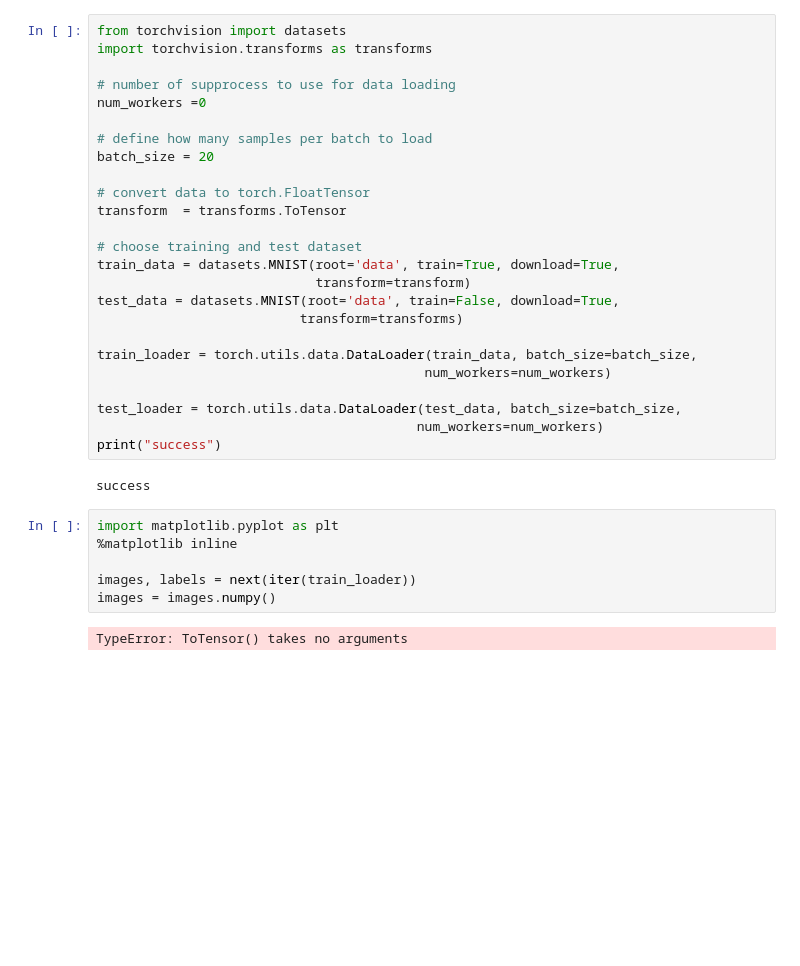
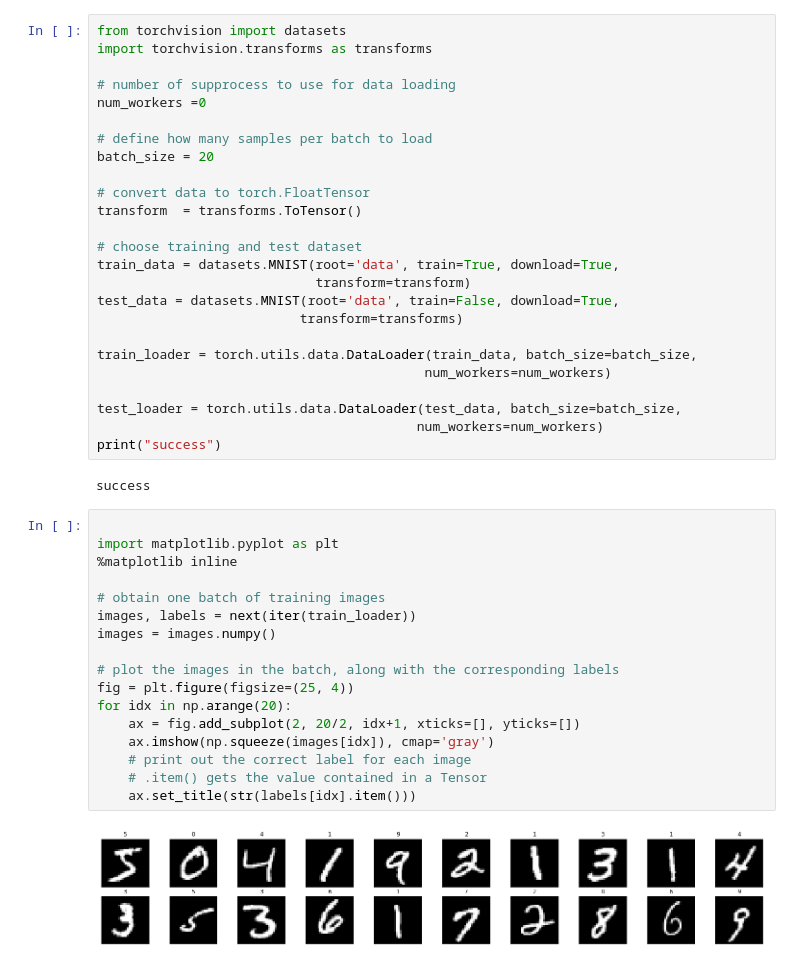
Before and after one commit to biplabku/PyTochChallenge, a Jupyter notebook: convoneaural.ipynb, the cells around one changed output. Cells and saved outputs as stored; diff of their text form; blank space fills up the shorter version.

```diff
--- a/convoneaural.ipynb
+++ b/convoneaural.ipynb
@@ -23,7 +30,7 @@ num_workers =0
 batch_size = 20
 
 # convert data to torch.FloatTensor
-transform  = transforms.ToTensor
+transform  = transforms.ToTensor()
 
 # choose training and test dataset
 train_data = datasets.MNIST(root='data', train=True, download=True,
@@ -39,11 +46,22 @@ test_loader = torch.utils.data.DataLoader(test_data, batch_size=batch_size,
 print("success")
 # %% [output]
 success
-# %%
-import matplotlib.pyplot as plt
-%matplotlib inline
-
-images, labels = next(iter(train_loader))
-images = images.numpy()
-# %% [output]
-TypeError: ToTensor() takes no arguments
+# %%
+
+import matplotlib.pyplot as plt
+%matplotlib inline
+
+# obtain one batch of training images
+images, labels = next(iter(train_loader))
+images = images.numpy()
+
+# plot the images in the batch, along with the corresponding labels
+fig = plt.figure(figsize=(25, 4))
+for idx in np.arange(20):
+    ax = fig.add_subplot(2, 20/2, idx+1, xticks=[], yticks=[])
+    ax.imshow(np.squeeze(images[idx]), cmap='gray')
+    # print out the correct label for each image
+    # .item() gets the value contained in a Tensor
+    ax.set_title(str(labels[idx].item()))
+# %% [output]
+[figure, added]
```
Also changed, not shown: parts of 5 cells of this notebook.
